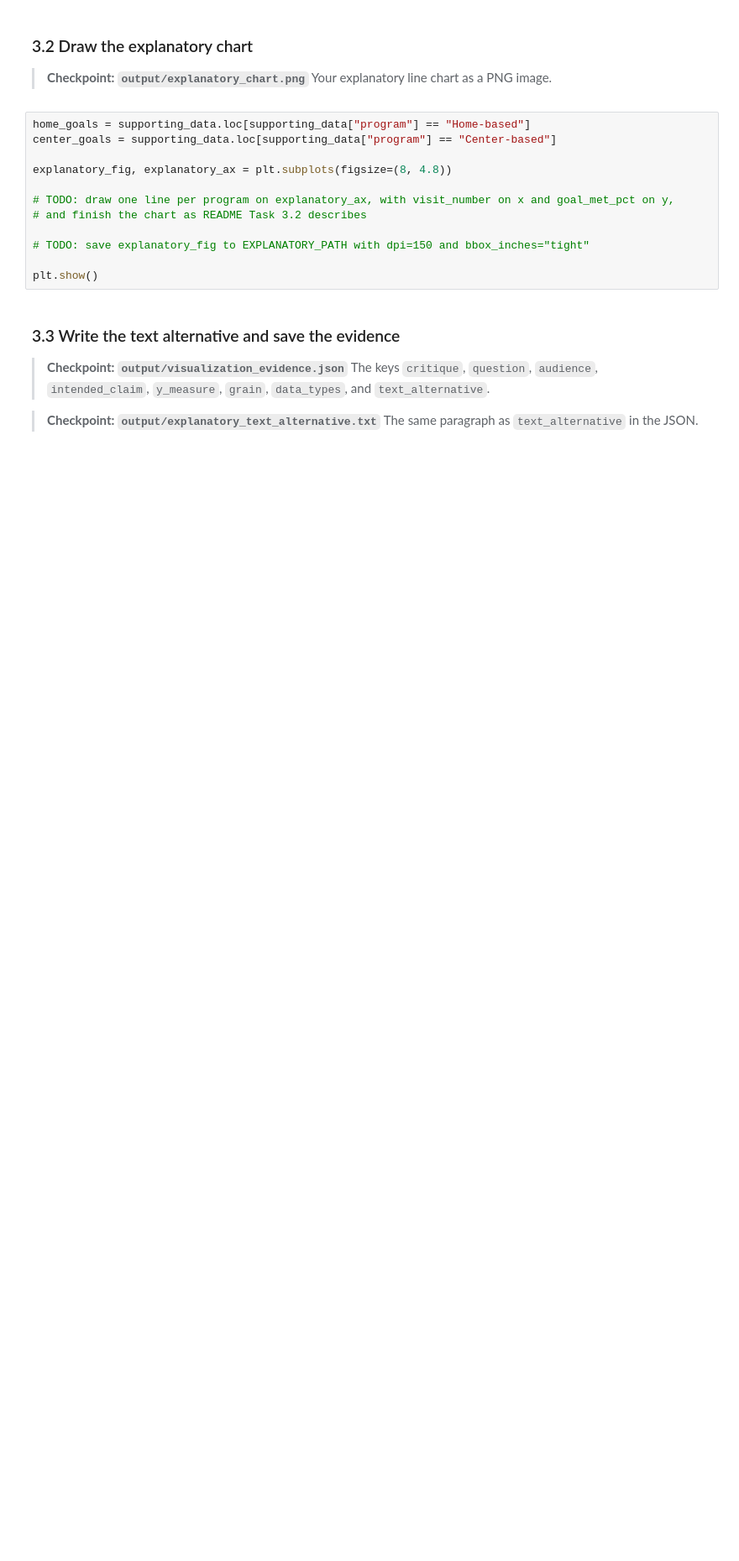
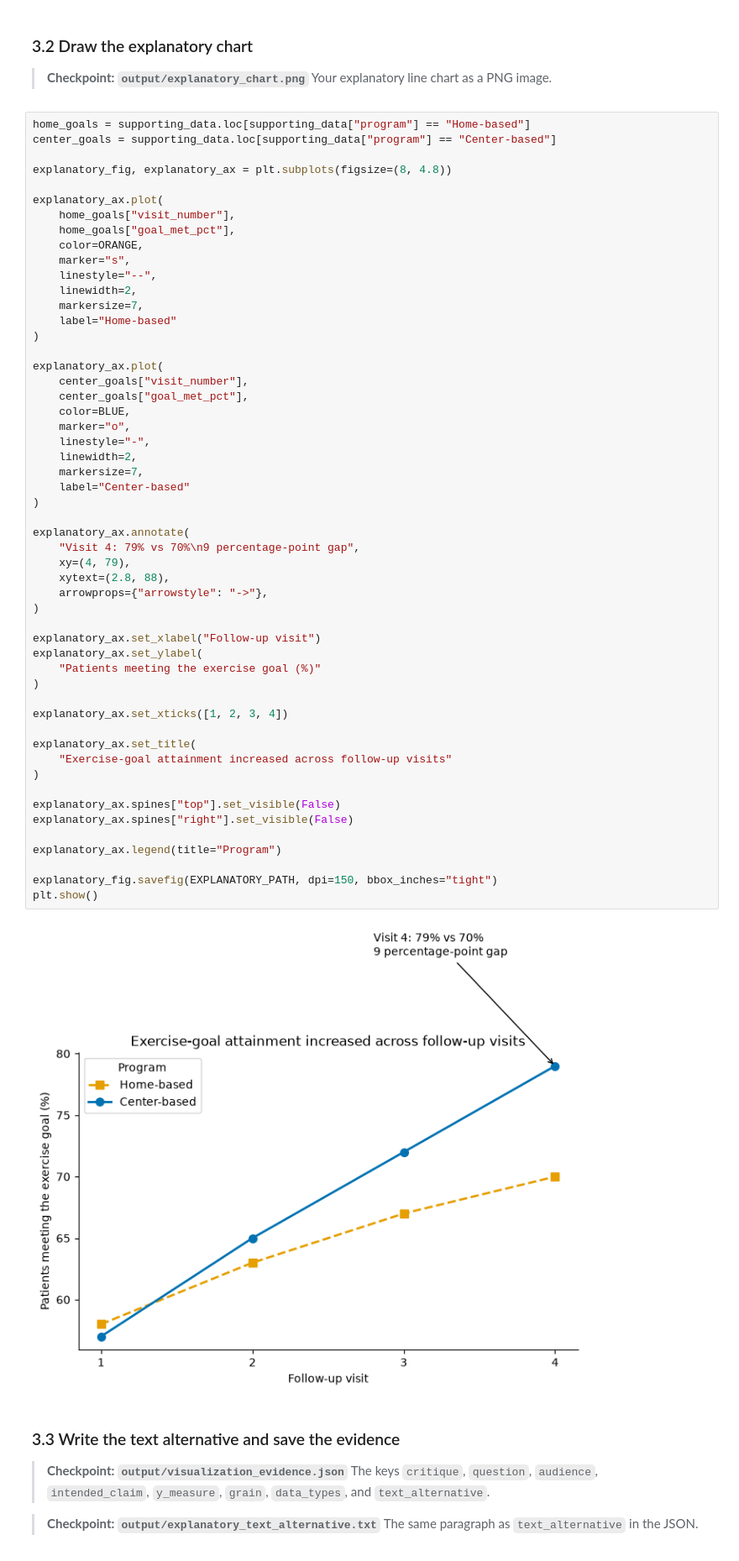
Before and after one commit to lauremariho/ds217-26f-07, a Jupyter notebook: assignment.ipynb, the cells around one changed output. Shown at 84% size. Cells and saved outputs as stored; diff of their text form; blank space fills up the shorter version.

```diff
--- a/assignment.ipynb
+++ b/assignment.ipynb
@@ -187,15 +256,58 @@ print("same as saved:", round_trip.equals(supporting_data))
 # %%
 home_goals = supporting_data.loc[supporting_data["program"] == "Home-based"]
 center_goals = supporting_data.loc[supporting_data["program"] == "Center-based"]
 
 explanatory_fig, explanatory_ax = plt.subplots(figsize=(8, 4.8))
 
-# TODO: draw one line per program on explanatory_ax, with visit_number on x and goal_met_pct on y,
-# and finish the chart as README Task 3.2 describes
+explanatory_ax.plot(
+    home_goals["visit_number"],
+    home_goals["goal_met_pct"],
+    color=ORANGE,
+    marker="s",
+    linestyle="--",
+    linewidth=2,
+    markersize=7,
+    label="Home-based"
+)
 
-# TODO: save explanatory_fig to EXPLANATORY_PATH with dpi=150 and bbox_inches="tight"
+explanatory_ax.plot(
+    center_goals["visit_number"],
+    center_goals["goal_met_pct"],
+    color=BLUE,
+    marker="o",
+    linestyle="-",
+    linewidth=2,
+    markersize=7,
+    label="Center-based"
+)
 
+explanatory_ax.annotate(
+    "Visit 4: 79% vs 70%\n9 percentage-point gap",
+    xy=(4, 79),
+    xytext=(2.8, 88),
+    arrowprops={"arrowstyle": "->"},
+)
+
+explanatory_ax.set_xlabel("Follow-up visit")
+explanatory_ax.set_ylabel(
+    "Patients meeting the exercise goal (%)"
+)
+
+explanatory_ax.set_xticks([1, 2, 3, 4])
+
+explanatory_ax.set_title(
+    "Exercise-goal attainment increased across follow-up visits"
+)
+
+explanatory_ax.spines["top"].set_visible(False)
+explanatory_ax.spines["right"].set_visible(False)
+
+explanatory_ax.legend(title="Program")
+
+explanatory_fig.savefig(EXPLANATORY_PATH, dpi=150, bbox_inches="tight")
 plt.show()
+# %% [output]
+[figure, added]
 # %% [markdown]
 ### 3.3 Write the text alternative and save the evidence
 
```
Also changed, not shown: parts of 4 cells of this notebook, 4 other files.
